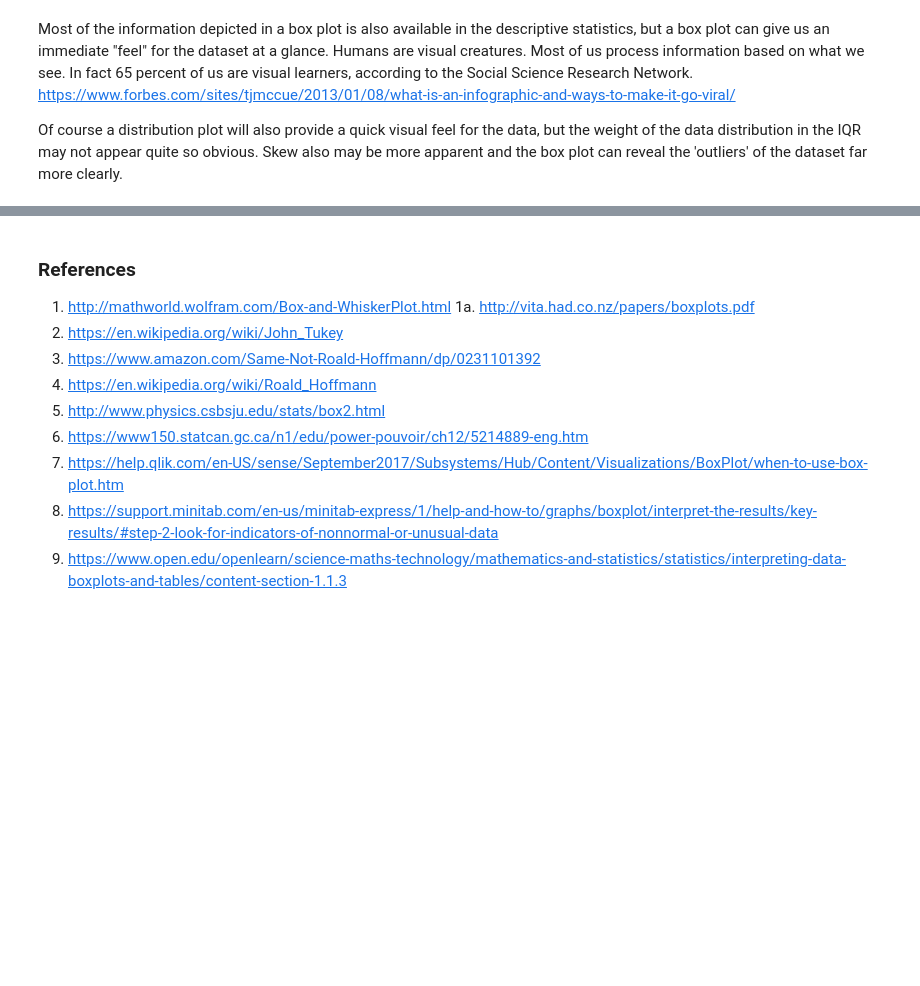
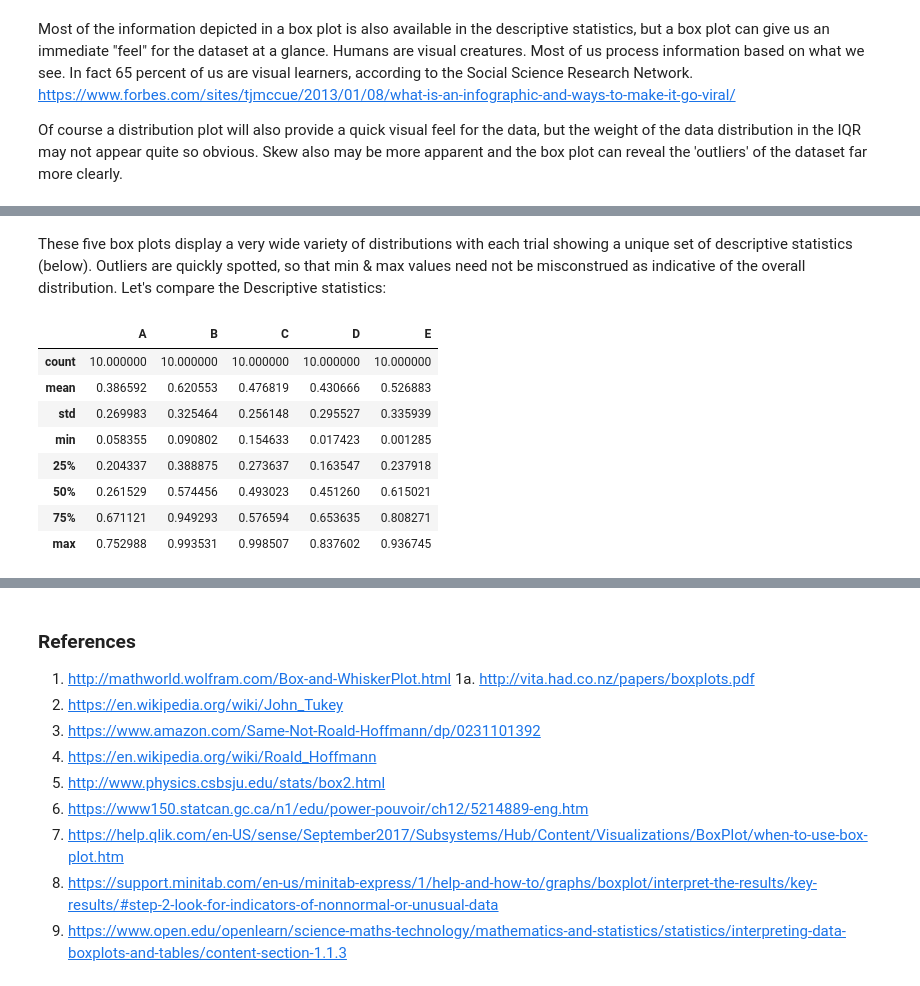
Before and after one commit to Aqua5lad/FDA-Dec-Project, a Jupyter notebook: FDA Project Dec 2018.ipynb, the cells around one changed output, grey strips where cells are left out. Saved outputs shown, nothing was run; the diff lists cells and outputs as text; code cells hidden in the pictures; blank space fills up the shorter version.

```diff
--- a/FDA Project Dec 2018.ipynb
+++ b/FDA Project Dec 2018.ipynb
@@ -153,0 +161,14 @@ Of course a distribution plot will also provide a quick visual feel for the data
+# %% [markdown]
+These five box plots display a very wide variety of distributions with each trial showing a unique set of descriptive statistics (below). Outliers are quickly spotted, so that min & max values need not be misconstrued as indicative of the overall distribution. Let's compare the Descriptive statistics:
+# %%
+df1.describe()
+# %% [output]
+|  | A | B | C | D | E |
+| count | 10.000000 | 10.000000 | 10.000000 | 10.000000 | 10.000000 |
+| mean | 0.386592 | 0.620553 | 0.476819 | 0.430666 | 0.526883 |
+| std | 0.269983 | 0.325464 | 0.256148 | 0.295527 | 0.335939 |
+| min | 0.058355 | 0.090802 | 0.154633 | 0.017423 | 0.001285 |
+| 25% | 0.204337 | 0.388875 | 0.273637 | 0.163547 | 0.237918 |
+| 50% | 0.261529 | 0.574456 | 0.493023 | 0.451260 | 0.615021 |
+| 75% | 0.671121 | 0.949293 | 0.576594 | 0.653635 | 0.808271 |
+| max | 0.752988 | 0.993531 | 0.998507 | 0.837602 | 0.936745 |
```
Also changed, not shown: parts of 14 cells of this notebook.
